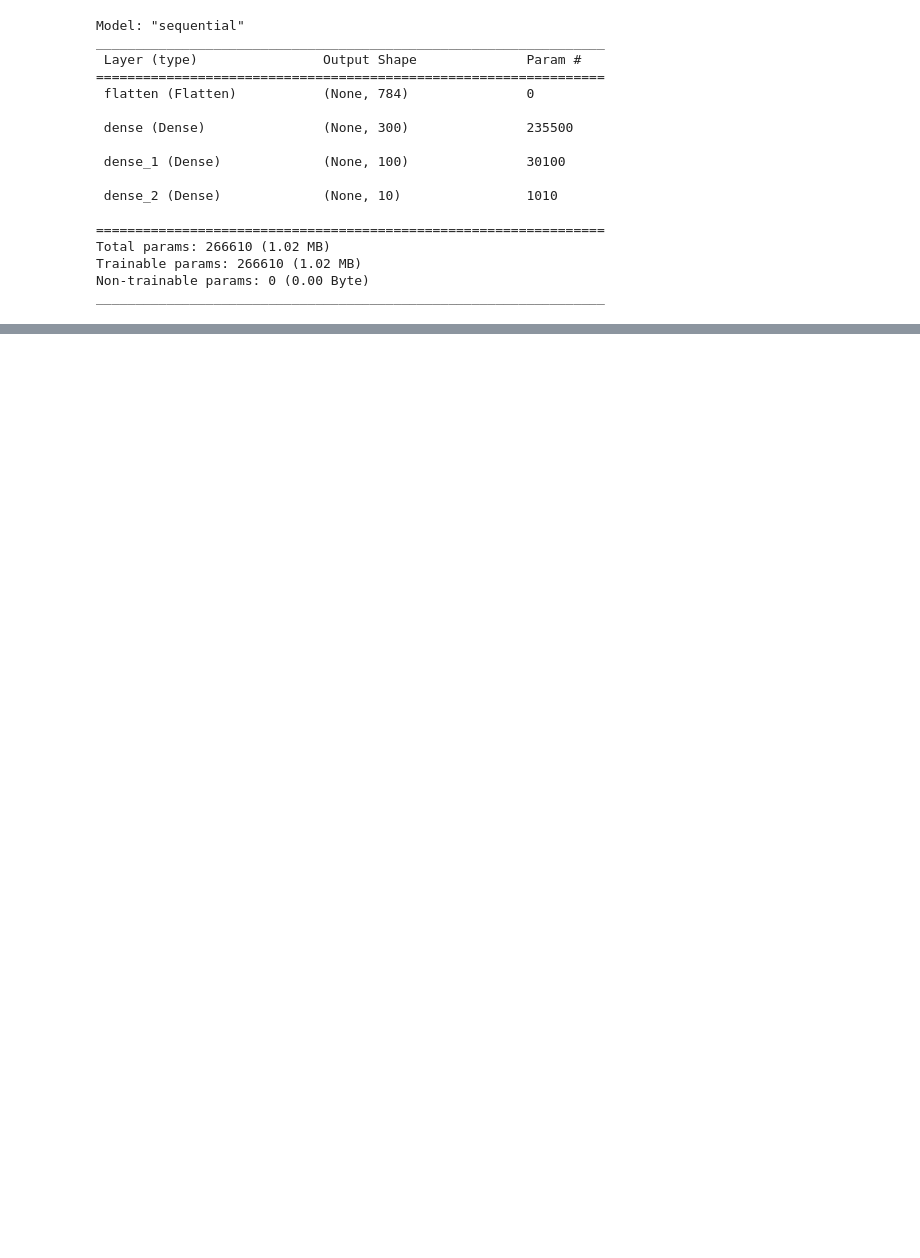
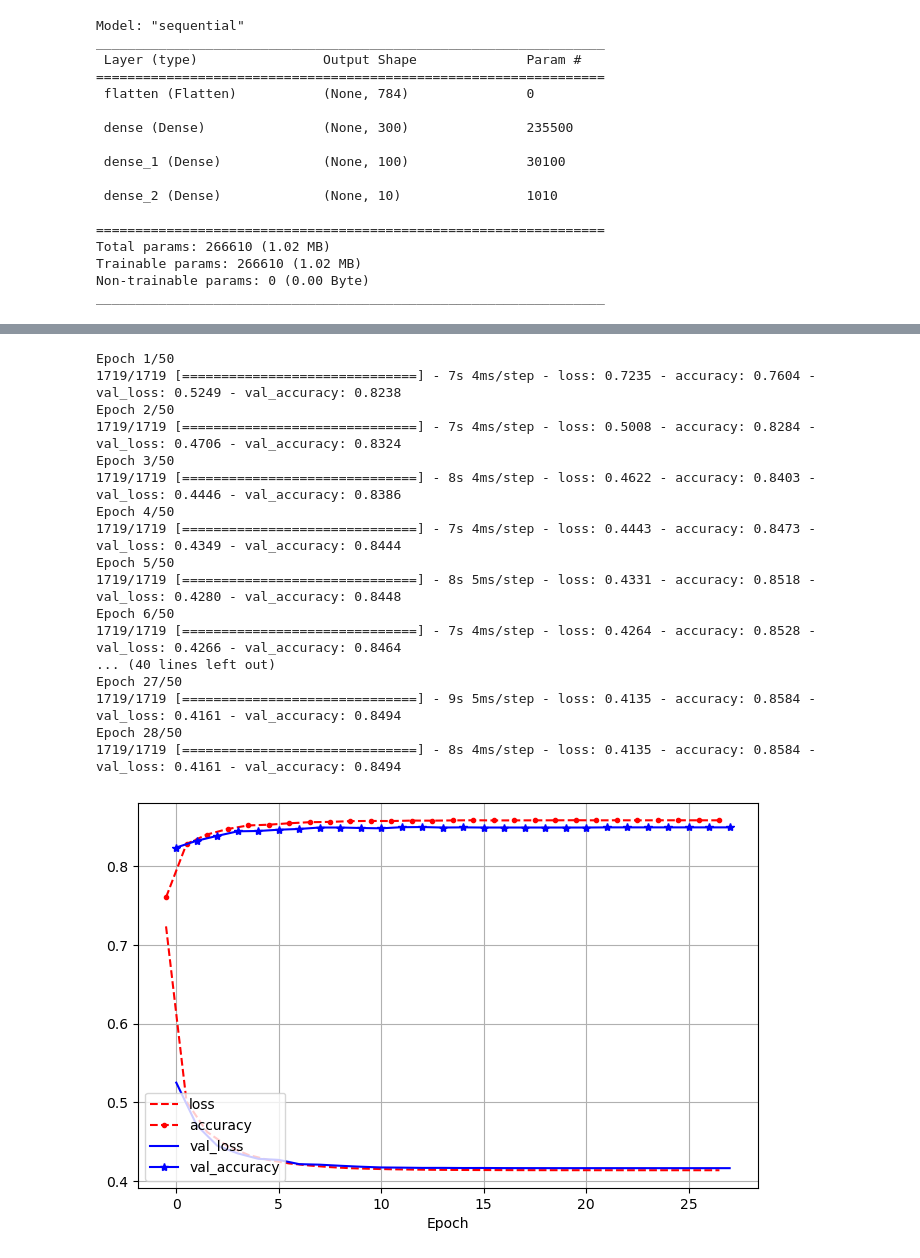
Before and after one commit to mdr-datascience/edu-repo, a Jupyter notebook: Python_Keras/keras-tutorial-3.ipynb, the cells around one changed output, grey strips where cells are left out. Saved outputs shown, nothing was run; the diff lists cells and outputs as text; code cells hidden in the pictures; blank space fills up the shorter version.

```diff
--- a/Python_Keras/keras-tutorial-3.ipynb
+++ b/Python_Keras/keras-tutorial-3.ipynb
@@ -120,0 +211,32 @@ saved_model.evaluate(X_valid, y_valid)
+# %%
+lr_schedule = tf.keras.optimizers.schedules.ExponentialDecay(
+    initial_learning_rate=0.01,
+    decay_steps=10_000,
+    decay_rate=0.1,
+    staircase=False
+)
+opt = tf.keras.optimizers.SGD(learning_rate=lr_schedule)
+# %%
+# Build and train model using specific hyperparameters
+[model, history] = build_and_train_model(n_hidden=2, n_neurons=[300,100], optimizer=opt, i_shape=[28, 28], epochs=50, call_backs=[early_stopping, best_model])
+
+plot_curves(history)
+# %% [output]
+Epoch 1/50
+1719/1719 [==============================] - 7s 4ms/step - loss: 0.7235 - accuracy: 0.7604 - val_loss: 0.5249 - val_accuracy: 0.8238
+Epoch 2/50
+1719/1719 [==============================] - 7s 4ms/step - loss: 0.5008 - accuracy: 0.8284 - val_loss: 0.4706 - val_accuracy: 0.8324
+Epoch 3/50
+1719/1719 [==============================] - 8s 4ms/step - loss: 0.4622 - accuracy: 0.8403 - val_loss: 0.4446 - val_accuracy: 0.8386
+Epoch 4/50
+1719/1719 [==============================] - 7s 4ms/step - loss: 0.4443 - accuracy: 0.8473 - val_loss: 0.4349 - val_accuracy: 0.8444
+Epoch 5/50
+1719/1719 [==============================] - 8s 5ms/step - loss: 0.4331 - accuracy: 0.8518 - val_loss: 0.4280 - val_accuracy: 0.8448
+Epoch 6/50
+1719/1719 [==============================] - 7s 4ms/step - loss: 0.4264 - accuracy: 0.8528 - val_loss: 0.4266 - val_accuracy: 0.8464
+... (40 lines left out)
+Epoch 27/50
+1719/1719 [==============================] - 9s 5ms/step - loss: 0.4135 - accuracy: 0.8584 - val_loss: 0.4161 - val_accuracy: 0.8494
+Epoch 28/50
+1719/1719 [==============================] - 8s 4ms/step - loss: 0.4135 - accuracy: 0.8584 - val_loss: 0.4161 - val_accuracy: 0.8494
+[figure, added]
```
Also changed, not shown: parts of 13 cells of this notebook, 2 other files.
